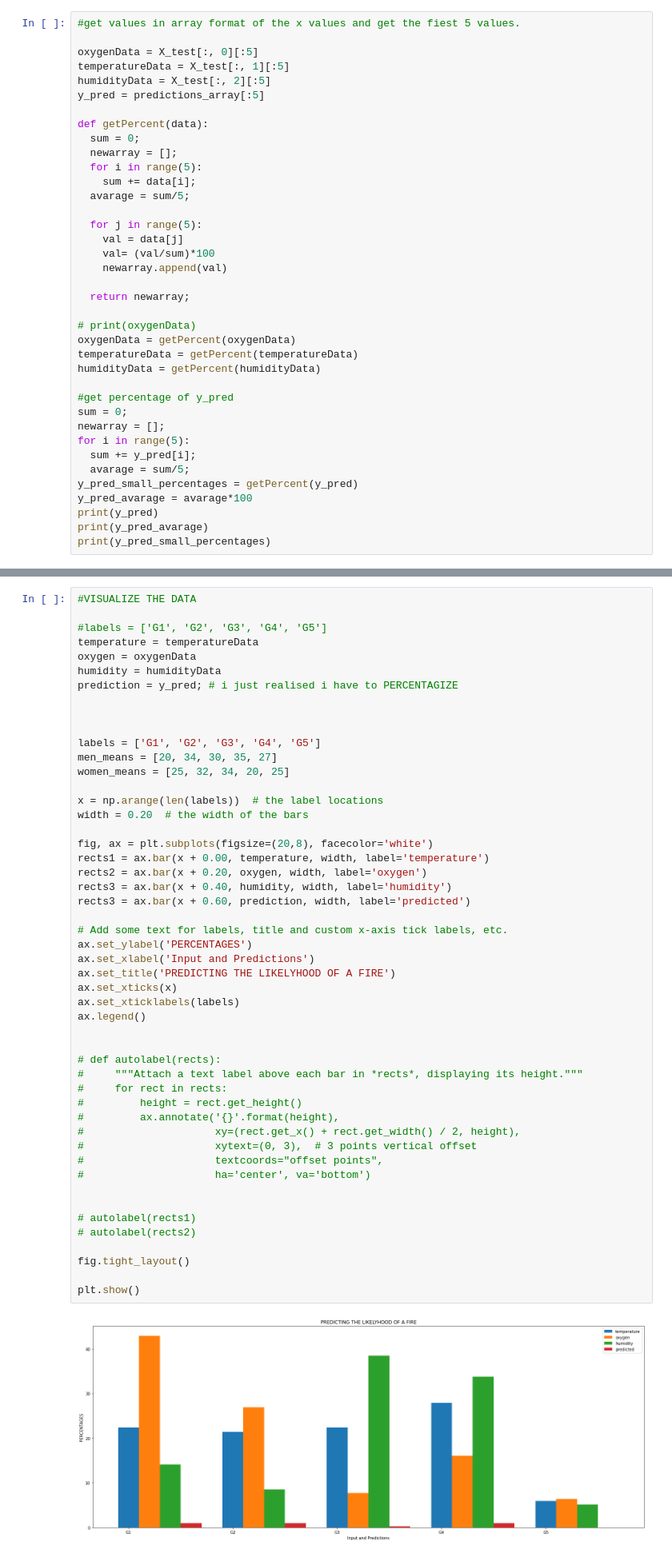
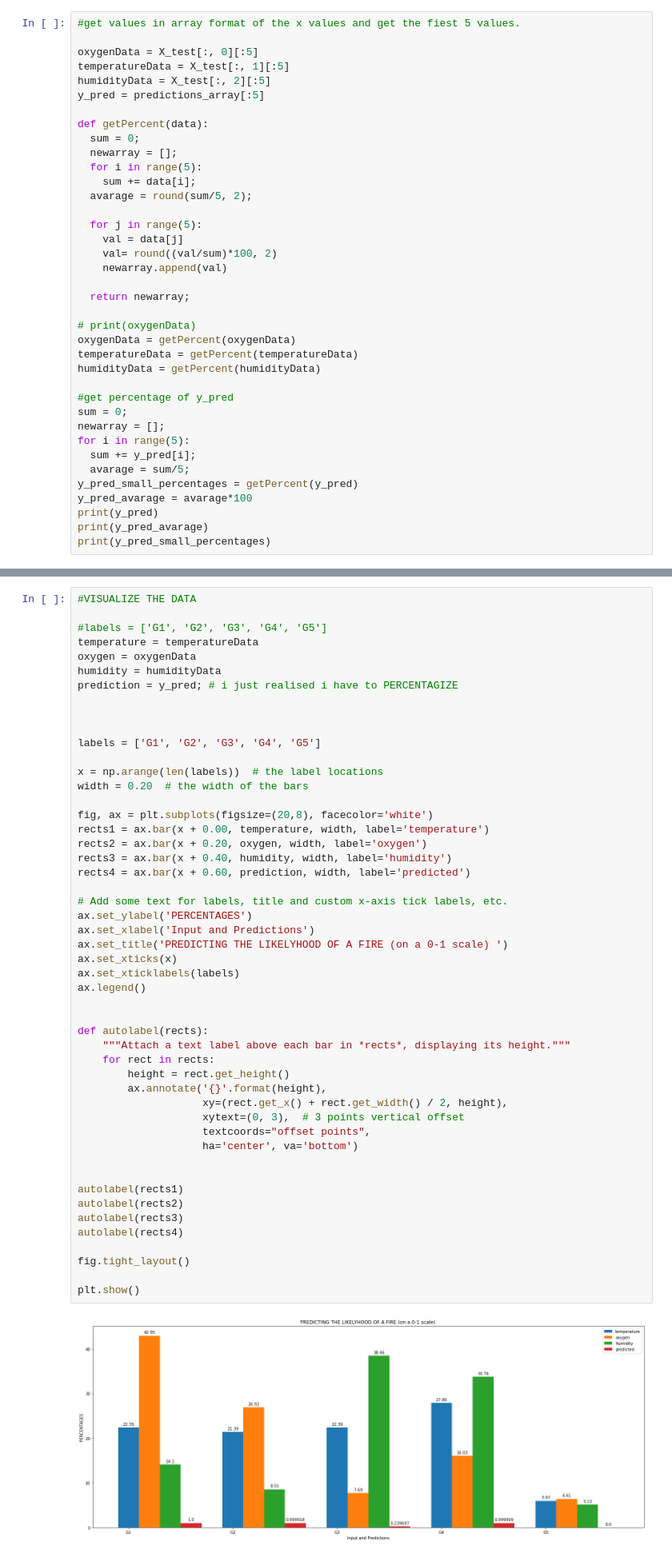
Before and after one commit to DanielRomeo/forest-fire-predictor, a Jupyter notebook: Forestfire.ipynb, the cells around one changed output, grey strips where cells are left out. Shown: that part at 80% size. Drawn from its saved outputs; the diff is of its cells as text.

```diff
--- a/Forestfire.ipynb
+++ b/Forestfire.ipynb
@@ -78,11 +78,11 @@ def getPercent(data):
   newarray = [];
   for i in range(5):
     sum += data[i];
-  avarage = sum/5;
+  avarage = round(sum/5, 2);
 
   for j in range(5):
     val = data[j]
-    val= (val/sum)*100
+    val= round((val/sum)*100, 2)
     newarray.append(val)
 
   return newarray;
@@ -116,49 +116,49 @@ oxygen = oxygenData
 humidity = humidityData
 prediction = y_pred; # i just realised i have to PERCENTAGIZE
 
 
 
 labels = ['G1', 'G2', 'G3', 'G4', 'G5']
-men_means = [20, 34, 30, 35, 27]
-women_means = [25, 32, 34, 20, 25]
 
 x = np.arange(len(labels))  # the label locations
 width = 0.20  # the width of the bars
 
 fig, ax = plt.subplots(figsize=(20,8), facecolor='white')
 rects1 = ax.bar(x + 0.00, temperature, width, label='temperature')
 rects2 = ax.bar(x + 0.20, oxygen, width, label='oxygen')
 rects3 = ax.bar(x + 0.40, humidity, width, label='humidity')
-rects3 = ax.bar(x + 0.60, prediction, width, label='predicted')
+rects4 = ax.bar(x + 0.60, prediction, width, label='predicted')
 
 # Add some text for labels, title and custom x-axis tick labels, etc.
 ax.set_ylabel('PERCENTAGES')
 ax.set_xlabel('Input and Predictions')
-ax.set_title('PREDICTING THE LIKELYHOOD OF A FIRE')
+ax.set_title('PREDICTING THE LIKELYHOOD OF A FIRE (on a 0-1 scale) ')
 ax.set_xticks(x)
 ax.set_xticklabels(labels)
 ax.legend()
 
 
-# def autolabel(rects):
-#     """Attach a text label above each bar in *rects*, displaying its height."""
-#     for rect in rects:
-#         height = rect.get_height()
-#         ax.annotate('{}'.format(height),
-#                     xy=(rect.get_x() + rect.get_width() / 2, height),
-#                     xytext=(0, 3),  # 3 points vertical offset
-#                     textcoords="offset points",
-#                     ha='center', va='bottom')
+def autolabel(rects):
+    """Attach a text label above each bar in *rects*, displaying its height."""
+    for rect in rects:
+        height = rect.get_height()
+        ax.annotate('{}'.format(height),
+                    xy=(rect.get_x() + rect.get_width() / 2, height),
+                    xytext=(0, 3),  # 3 points vertical offset
+                    textcoords="offset points",
+                    ha='center', va='bottom')
 
 
-# autolabel(rects1)
-# autolabel(rects2)
+autolabel(rects1)
+autolabel(rects2)
+autolabel(rects3)
+autolabel(rects4)
 
 fig.tight_layout()
 
 plt.show()
 # %% [output]
-[figure, old version]
+[figure, new version]
 # %%
 #dumping the data if using a web application:
 #pickle.dump(log_reg.open('model.pk1', 'wb')) #readwrite
```
Also changed, not shown: parts of 1 cell of this notebook.
